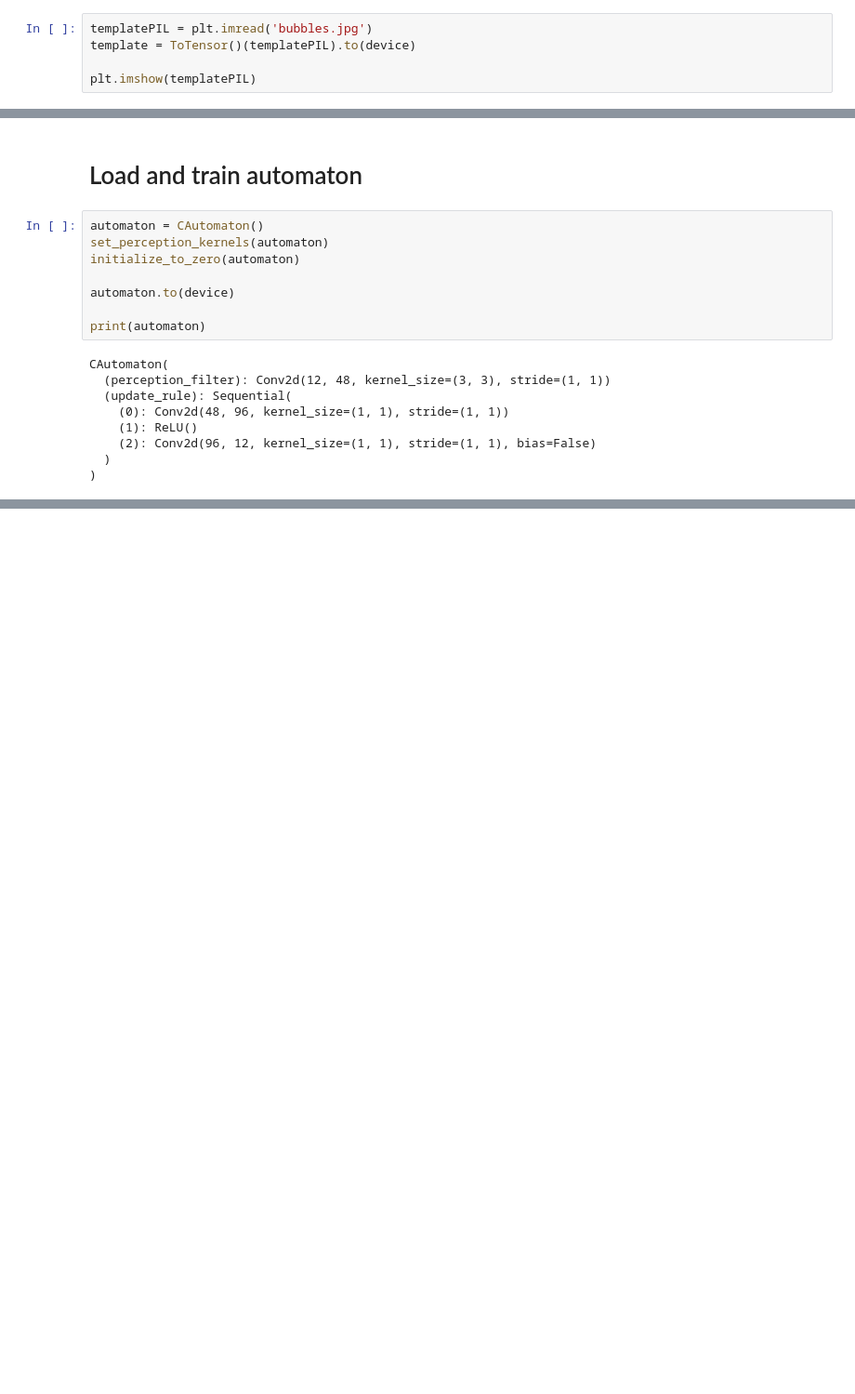
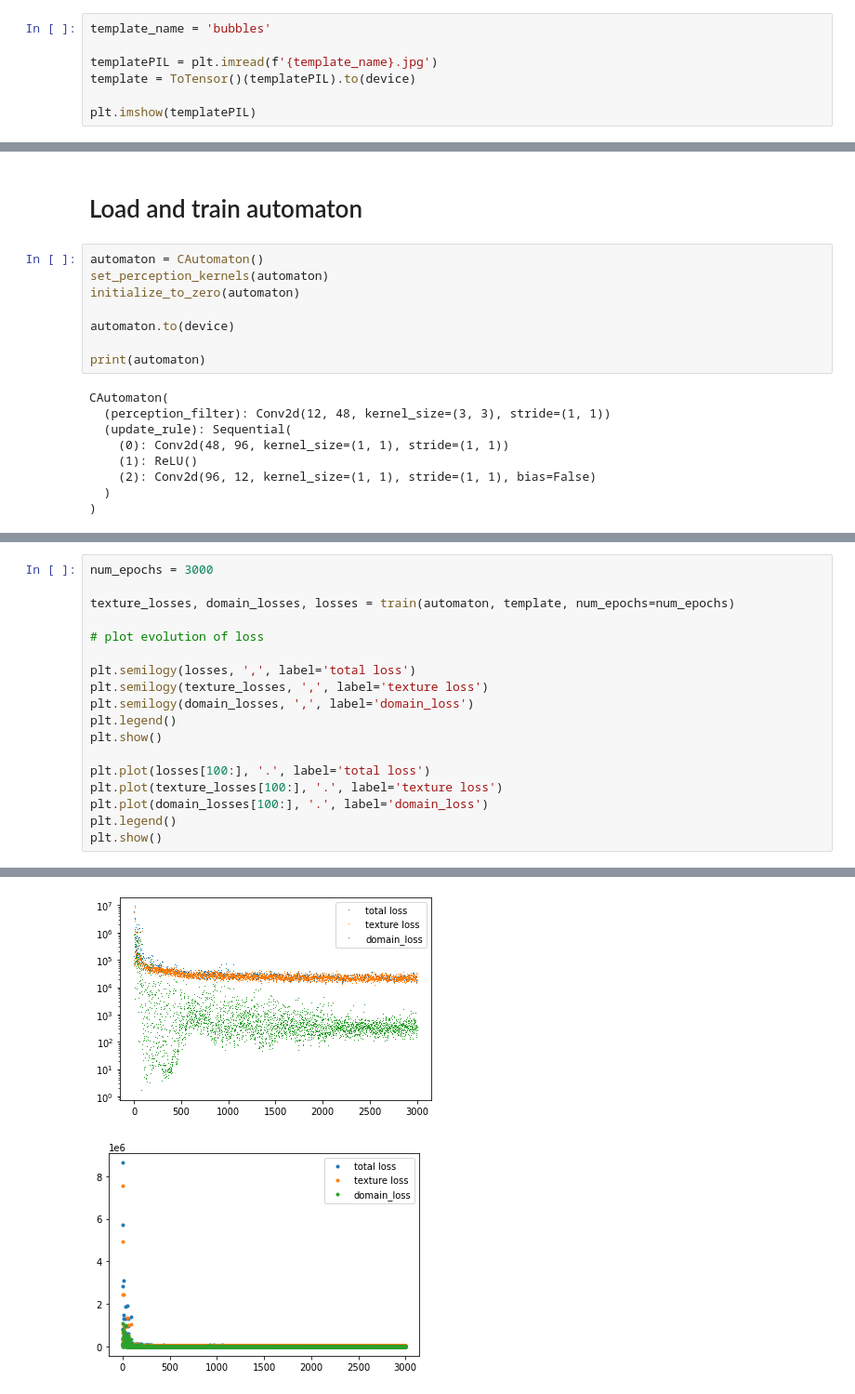
Before and after one commit to seginusmowlavi/textures-cellular-automata, a Jupyter notebook: train.ipynb, the cells around one changed output, grey strips where cells are left out. Shown: that part at 93% size. Cells and saved outputs as stored; diff of their text form; blank space fills up the shorter version.

```diff
--- a/train.ipynb
+++ b/train.ipynb
@@ -19,7 +20,9 @@ device = cuda
 # %% [markdown]
 # Load image
 # %%
-templatePIL = plt.imread('bubbles.jpg')
+template_name = 'bubbles'
+
+templatePIL = plt.imread(f'{template_name}.jpg')
 template = ToTensor()(templatePIL).to(device)
 
 plt.imshow(templatePIL)
@@ -77,0 +51,19 @@ Epoch 990 complete, loss = 16268.33203125
+# %%
+num_epochs = 3000
+
+texture_losses, domain_losses, losses = train(automaton, template, num_epochs=num_epochs)
+
+# plot evolution of loss
+
+plt.semilogy(losses, ',', label='total loss')
+plt.semilogy(texture_losses, ',', label='texture loss')
+plt.semilogy(domain_losses, ',', label='domain_loss')
+plt.legend()
+plt.show()
+
+plt.plot(losses[100:], '.', label='total loss')
+plt.plot(texture_losses[100:], '.', label='texture loss')
+plt.plot(domain_losses[100:], '.', label='domain_loss')
+plt.legend()
+plt.show()
+# %% [output]
@@ -77,0 +87,2 @@ Epoch 990 complete, loss = 16268.33203125
+[figure, added]
+[figure, added]
```
Also changed, not shown: parts of 9 cells of this notebook, 7 other files.
